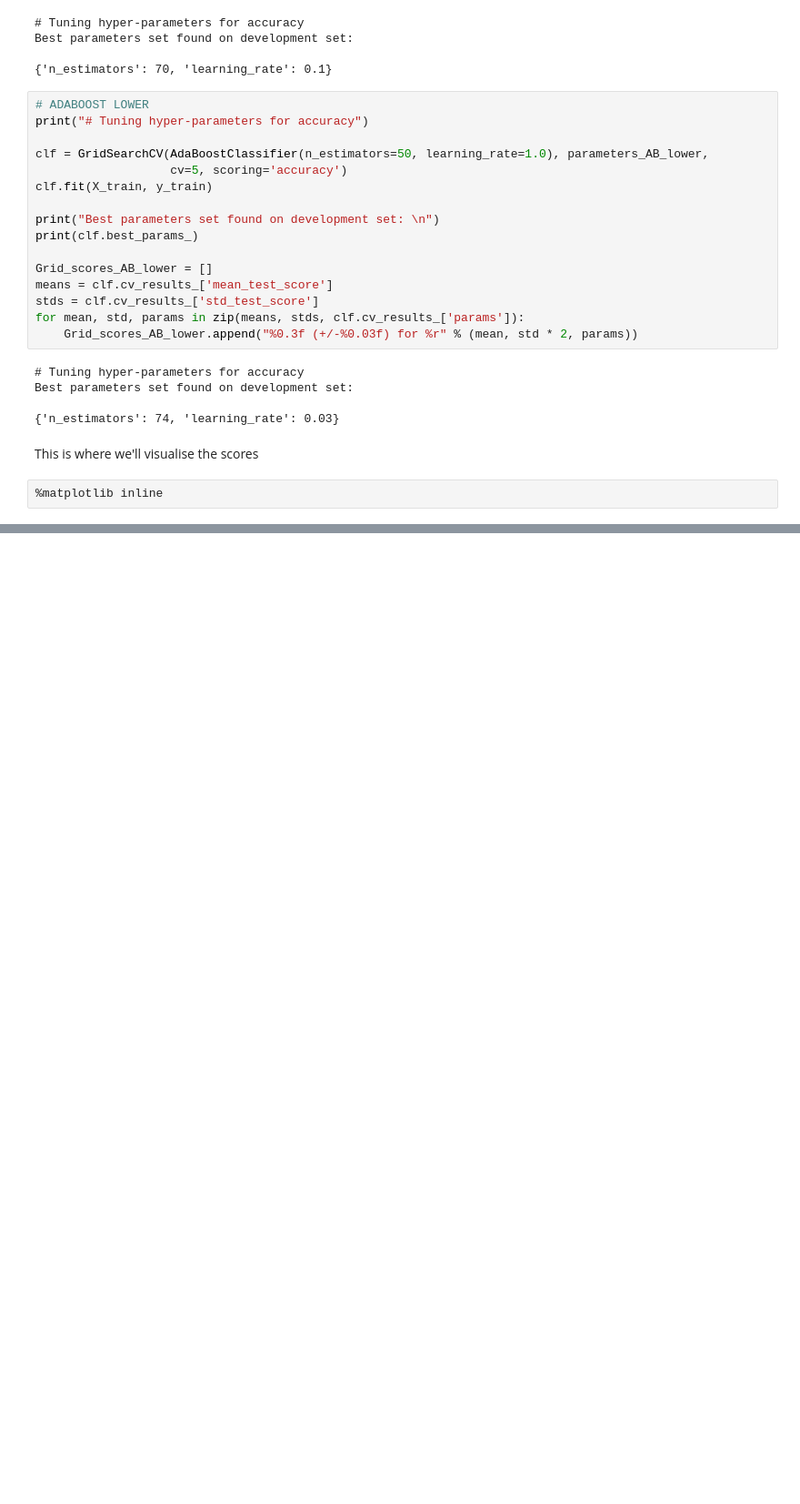
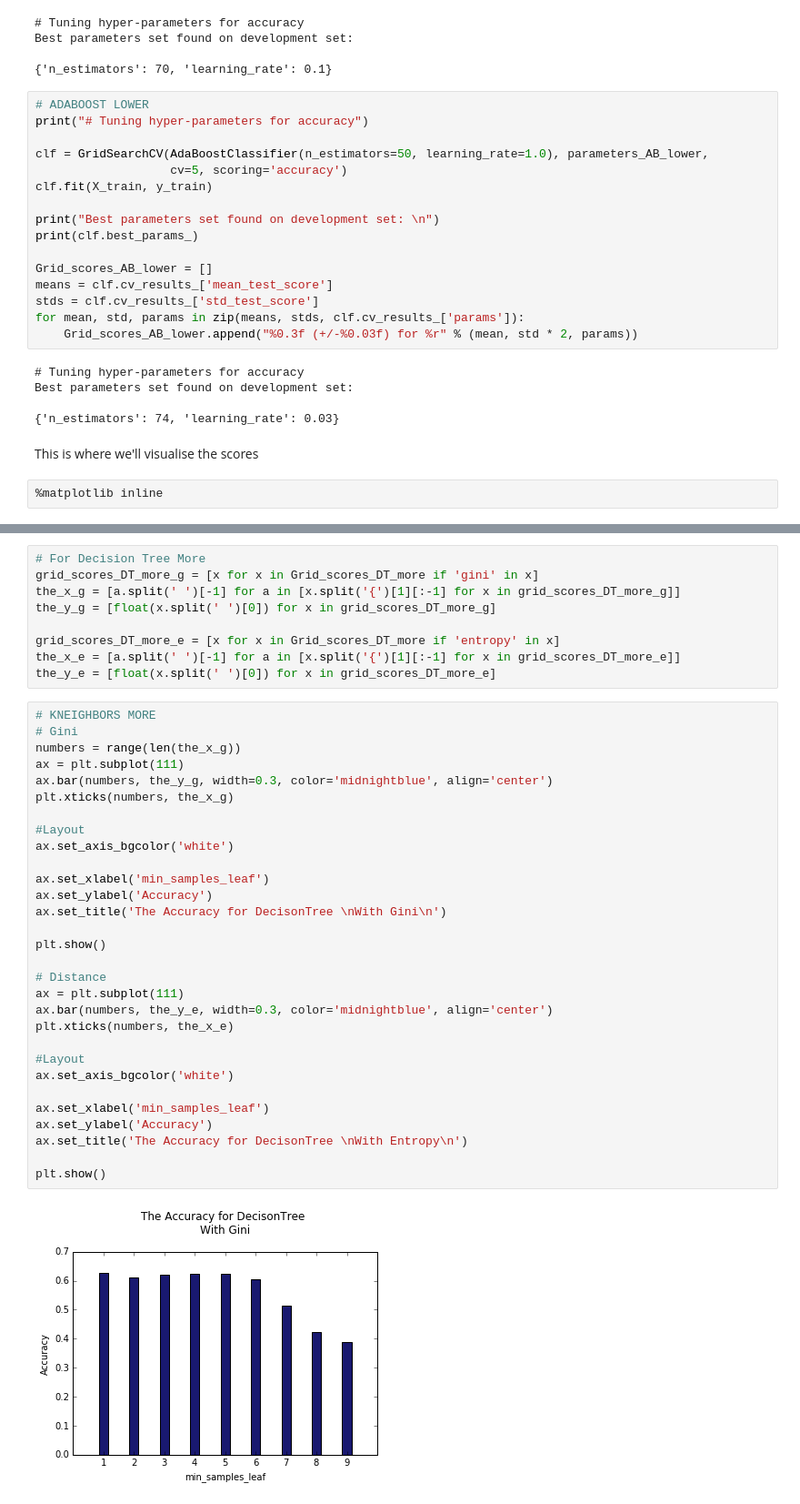
Before and after one commit to wendynieuwkamer/ml-project, a Jupyter notebook: K_fold cross-validation.ipynb, the cells around one changed output, grey strips where cells are left out. Shown at 91% size. Cells and saved outputs as stored; diff of their text form; blank space fills up the shorter version.

```diff
--- a/K_fold cross-validation.ipynb
+++ b/K_fold cross-validation.ipynb
@@ -188,0 +272,41 @@ plt.show()
+# %%
+# For Decision Tree More
+grid_scores_DT_more_g = [x for x in Grid_scores_DT_more if 'gini' in x]
+the_x_g = [a.split(' ')[-1] for a in [x.split('{')[1][:-1] for x in grid_scores_DT_more_g]]
+the_y_g = [float(x.split(' ')[0]) for x in grid_scores_DT_more_g]
+
+grid_scores_DT_more_e = [x for x in Grid_scores_DT_more if 'entropy' in x]
+the_x_e = [a.split(' ')[-1] for a in [x.split('{')[1][:-1] for x in grid_scores_DT_more_e]]
+the_y_e = [float(x.split(' ')[0]) for x in grid_scores_DT_more_e]
+# %%
+# KNEIGHBORS MORE
+# Gini
+numbers = range(len(the_x_g))
+ax = plt.subplot(111)
+ax.bar(numbers, the_y_g, width=0.3, color='midnightblue', align='center')
+plt.xticks(numbers, the_x_g)
+
+#Layout
+ax.set_axis_bgcolor('white')
+
+ax.set_xlabel('min_samples_leaf')
+ax.set_ylabel('Accuracy')
+ax.set_title('The Accuracy for DecisonTree \nWith Gini\n')
+
+plt.show()
+
+# Distance
+ax = plt.subplot(111)
+ax.bar(numbers, the_y_e, width=0.3, color='midnightblue', align='center')
+plt.xticks(numbers, the_x_e)
+
+#Layout
+ax.set_axis_bgcolor('white')
+
+ax.set_xlabel('min_samples_leaf')
+ax.set_ylabel('Accuracy')
+ax.set_title('The Accuracy for DecisonTree \nWith Entropy\n')
+
+plt.show()
+# %% [output]
+[figure, added]
```
Also changed, not shown: parts of 10 cells of this notebook.
